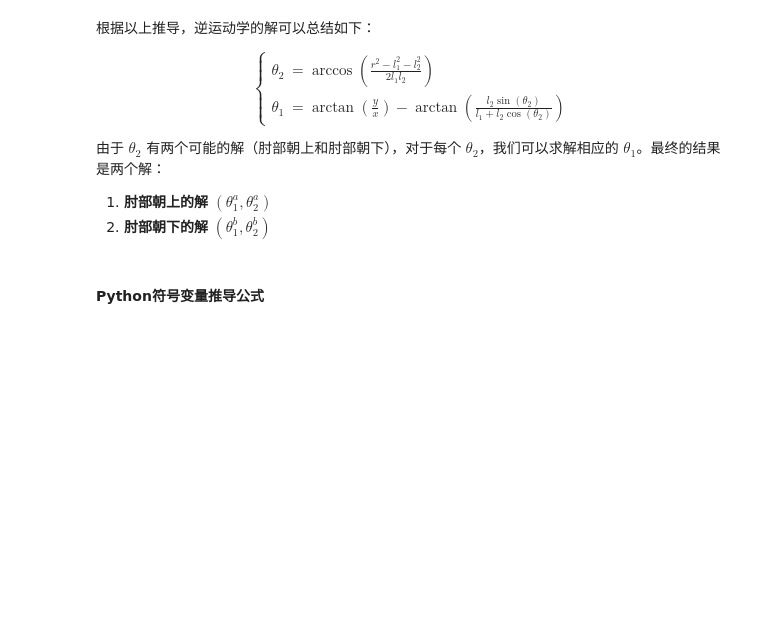
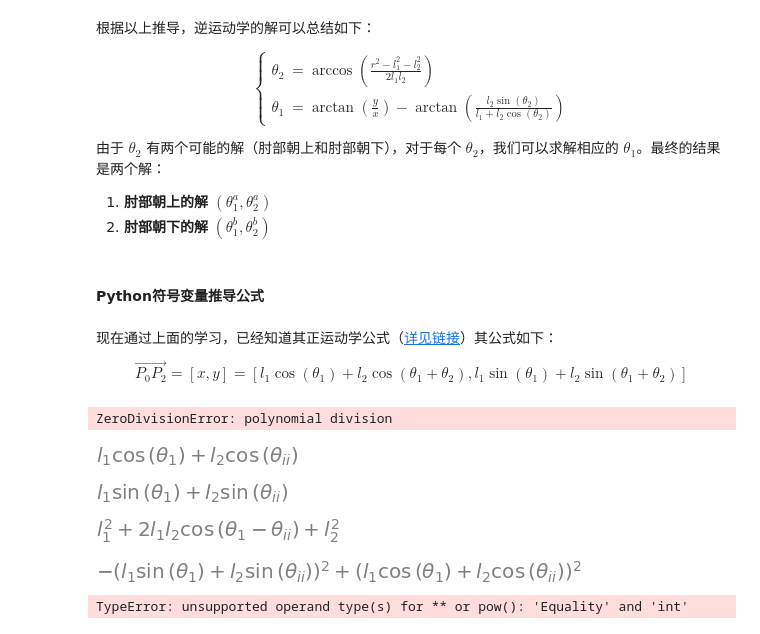
Before and after one commit to neomakers/AppliedRobotics, a Jupyter notebook: 教学设计.ipynb, the cells around one changed output. Saved outputs shown, nothing was run; the diff lists cells and outputs as text; code cells hidden in the pictures; blank space fills up the shorter version.

```diff
--- a/教学设计.ipynb
+++ b/教学设计.ipynb
@@ -277,3 +276,60 @@ $$
 2. **肘部朝下的解** $(\theta_1^b, \theta_2^b)$
 # %% [markdown]
 #### Python符号变量推导公式
+# %% [markdown]
+现在通过上面的学习，已经知道其正运动学公式（[详见链接](#211-正运动学分析forward-kinecmatics-anlysis)）其公式如下：
+$$
+\overrightarrow{P_0P_2}=[x,y] = \left[ l_1 \cos(θ_1) + l_2 \cos(θ_1 + θ_2), l_1 \sin(θ_1) + l_2 \sin(θ_1 + θ_2) \right]
+$$
+# %%
+import sympy as sp
+
+# 定义符号变量，并对变量进行限制
+l1, l2 = sp.symbols('l1 l2', positive=True, real=True)  # l1 和 l2 都是大于 0 的正实数
+theta1, theta2, x, y = sp.symbols('theta1 theta_{ii} x y', real=True)  # theta1、theta2、x、y 都为实数
+
+# 设定逆运动学的方程
+eq_x = l1 * sp.cos(theta1) + l2 * sp.cos(theta1 + theta2) - x
+eq_y = l1 * sp.sin(theta1) + l2 * sp.sin(theta1 + theta2) - y
+
+# 尝试符号解
+solutions = sp.solve([eq_x, eq_y], [theta1, theta2], dict=True)
+# %% [output]
+ZeroDivisionError: polynomial division
+# %%
+import sympy as sp
+
+# 定义符号变量，并对变量进行限制
+l1, l2 = sp.symbols('l1 l2', positive=True, real=True)  # l1 和 l2 都是大于 0 的正实数
+theta1, theta_ii, x, y = sp.symbols('theta1 theta_ii x y', real=True)  # theta1、theta2、x、y 都为实数
+# %%
+
+# 提取方程的左侧和右侧（我们这里只考虑左侧，因为右侧是已知的 x 和 y）
+lhs_x = l1 * sp.cos(theta1) + l2 * sp.cos(theta_ii)
+lhs_x
+# %% [output]
+[figure, added]
+# %%
+
+lhs_y = l1 * sp.sin(theta1) + l2 * sp.sin(theta_ii)
+lhs_y
+# %% [output]
+[figure, added]
+# %%
+# 将 eq_x 和 eq_y 的左侧平方并相加
+eq_sum = sp.simplify((lhs_x)**2 + (lhs_y)**2)
+eq_sum
+# %% [output]
+[figure, added]
+# %%
+(lhs_x)**2 - (lhs_y)**2
+# %% [output]
+[figure, added]
+# %%
+# 将 eq_x 和 eq_y 平方并相加
+eq_sum = sp.simplify(eq_x**2 + eq_y**2)
+
+# 展示结果
+eq_sum
+# %% [output]
+TypeError: unsupported operand type(s) for ** or pow(): 'Equality' and 'int'
```
Also changed, not shown: parts of 2 cells of this notebook.
